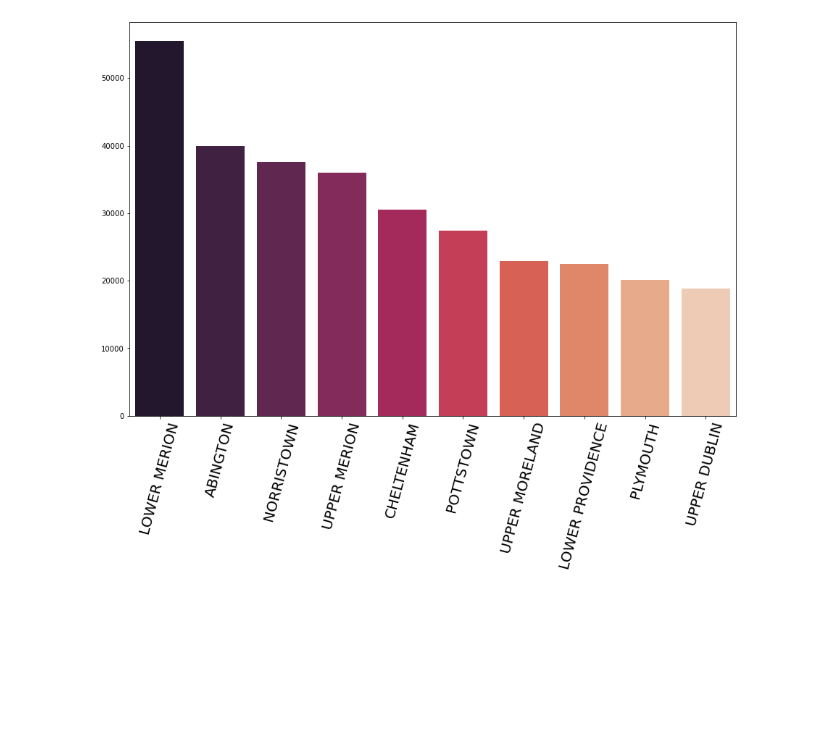
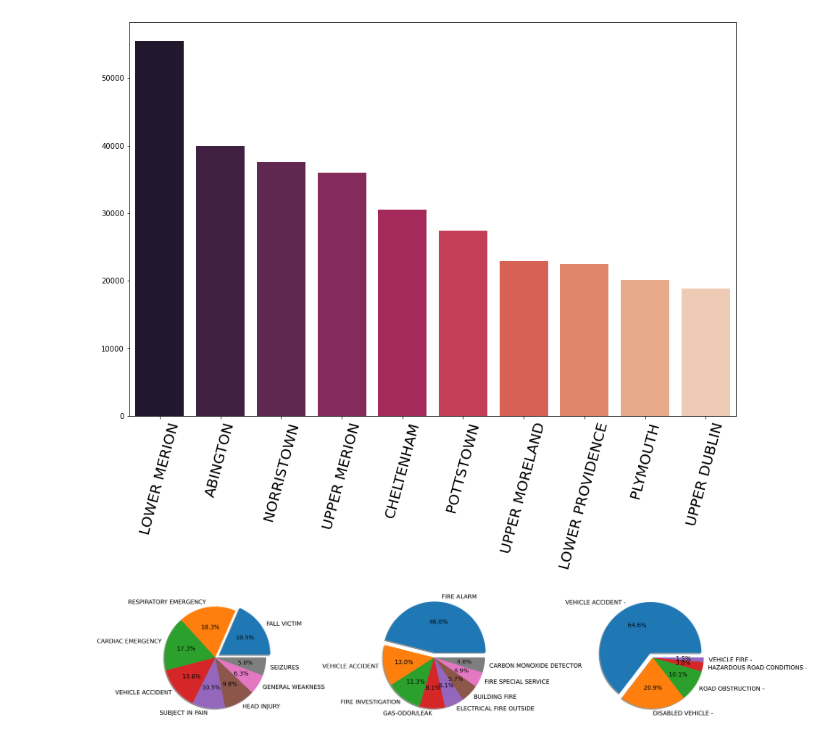
Before and after one commit to chainyo/analyse_donnees, a Jupyter notebook: analyse.ipynb, the cells around one changed output. Cells and saved outputs as stored; diff of their text form; code cells hidden in the pictures; blank space fills up the shorter version.

```diff
--- a/analyse.ipynb
+++ b/analyse.ipynb
@@ -139,3 +139,13 @@ top.set_xticklabels(rotation=75, labels=cities_top10.index, fontsize=20)
 plt.show()
 # %% [output]
 [figure]
+# %%
+def split_type_desc(df, cond):
+    descriptions = []
+    for desc in df.values:
+        if desc[-1] == '-':
+            sec = desc[:-2]
+        spl = desc.split(': ')
+        if spl[0] == cond:
+            descriptions.append(spl[1])
+    return descriptions
@@ -141,0 +154,27 @@ plt.show()
+# %%
+desc_ems = split_type_desc(df['title'], 'EMS')
+desc_fire = split_type_desc(df['title'], 'Fire')
+desc_traffic = split_type_desc(df['title'], 'Traffic')
+# %%
+ems = dict(sorted(Counter(desc_ems).items(), key=lambda item: item[1], reverse=True))
+fire = dict(sorted(Counter(desc_fire).items(), key=lambda item: item[1], reverse=True))
+traffic = dict(sorted(Counter(desc_traffic).items(), key=lambda item: item[1], reverse=True))
+# %%
+# Camembert EMS
+fig, a = plt.subplots(1, 3, figsize=(95, 20))
+labels_ems = list(ems.keys())[:8]
+labels_fire = list(fire.keys())[:8]
+labels_traffic = list(traffic.keys())[:5]
+sizes_ems = list(ems.values())[:8]
+sizes_fire = list(fire.values())[:8]
+sizes_traffic = list(traffic.values())[:5]
+explode_ems = (0.1, 0, 0, 0, 0, 0, 0, 0)
+explode_fire = (0.1, 0, 0, 0, 0, 0, 0, 0)
+explode_traffic = (0.1, 0, 0, 0, 0)
+
+a[0].pie(sizes_ems, labels=labels_ems, autopct='%1.1f%%', explode=explode_ems, shadow=True, textprops={'fontsize':50})
+a[1].pie(sizes_fire, labels=labels_fire, autopct='%1.1f%%', explode=explode_fire, shadow=True, textprops={'fontsize':50})
+a[2].pie(sizes_traffic, labels=labels_traffic, autopct='%1.1f%%', explode=explode_traffic, shadow=True, textprops={'fontsize':50})
+plt.show()
+# %% [output]
+[figure, added]
```
Also changed, not shown: parts of 1 cell of this notebook.
